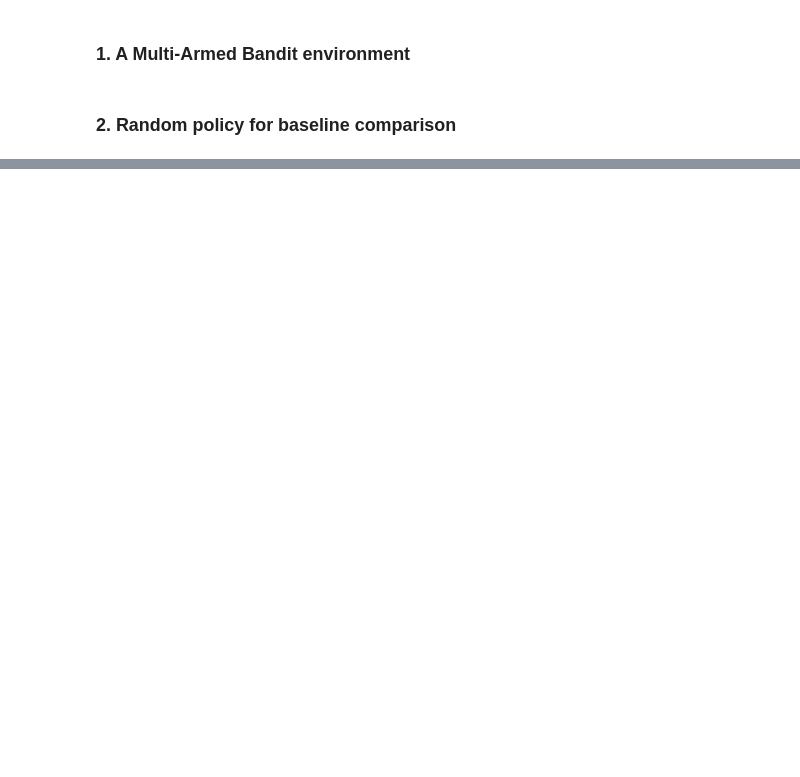
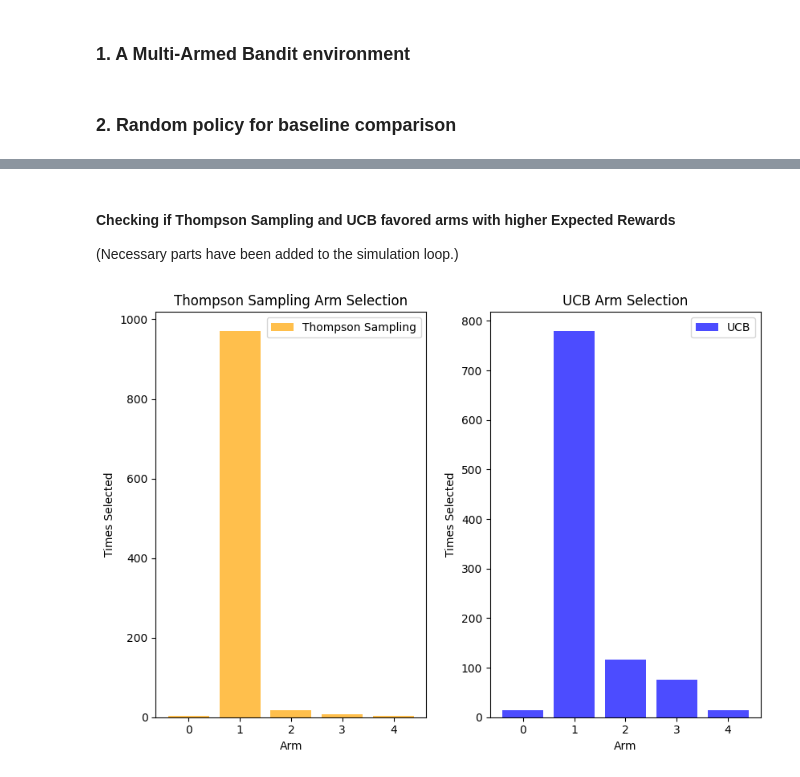
Before and after one commit to marvinernst1020/bandits_algorithms, a Jupyter notebook: basicBandits.ipynb, the cells around one changed output, grey strips where cells are left out. Cells and saved outputs as stored; diff of their text form; code cells hidden in the pictures; blank space fills up the shorter version.

```diff
--- a/basicBandits.ipynb
+++ b/basicBandits.ipynb
@@ -134,2 +229,27 @@ True Reward Probabilities (of each arm):
 
 •	If the Thompson Sampling policy is working well, it should be selecting these arms more often over time.
+# %% [markdown]
+#### Checking if Thompson Sampling and UCB favored arms with higher Expected Rewards
+
+(Necessary parts have been added to the simulation loop.)
+# %%
+plt.figure(figsize=(12, 6))
+
+plt.subplot(1, 3, 2)
+plt.bar(range(k), thompson_selections, alpha=0.7, color='orange', label='Thompson Sampling')
+plt.xlabel('Arm')
+plt.ylabel('Times Selected')
+plt.title('Thompson Sampling Arm Selection')
+plt.legend()
+
+plt.subplot(1, 3, 3)
+plt.bar(range(k), ucb_selections, alpha=0.7, color='blue', label='UCB')
+plt.xlabel('Arm')
+plt.ylabel('Times Selected')
+plt.title('UCB Arm Selection')
+plt.legend()
+
+plt.tight_layout()
+plt.show()
+# %% [output]
+[figure, added]
```
Also changed, not shown: parts of 12 cells of this notebook.
